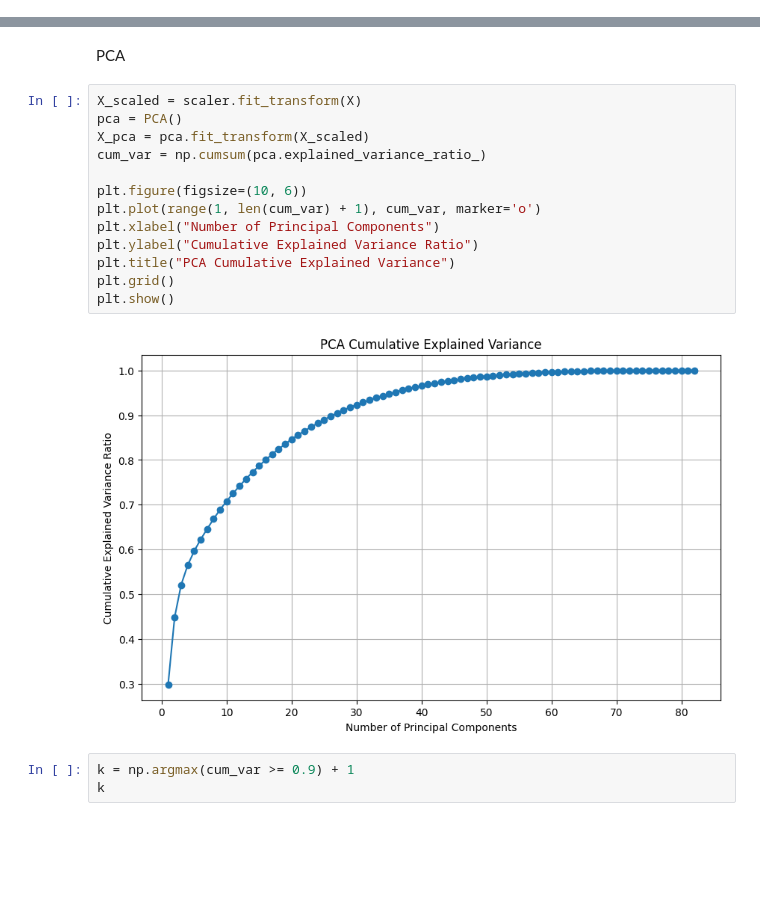
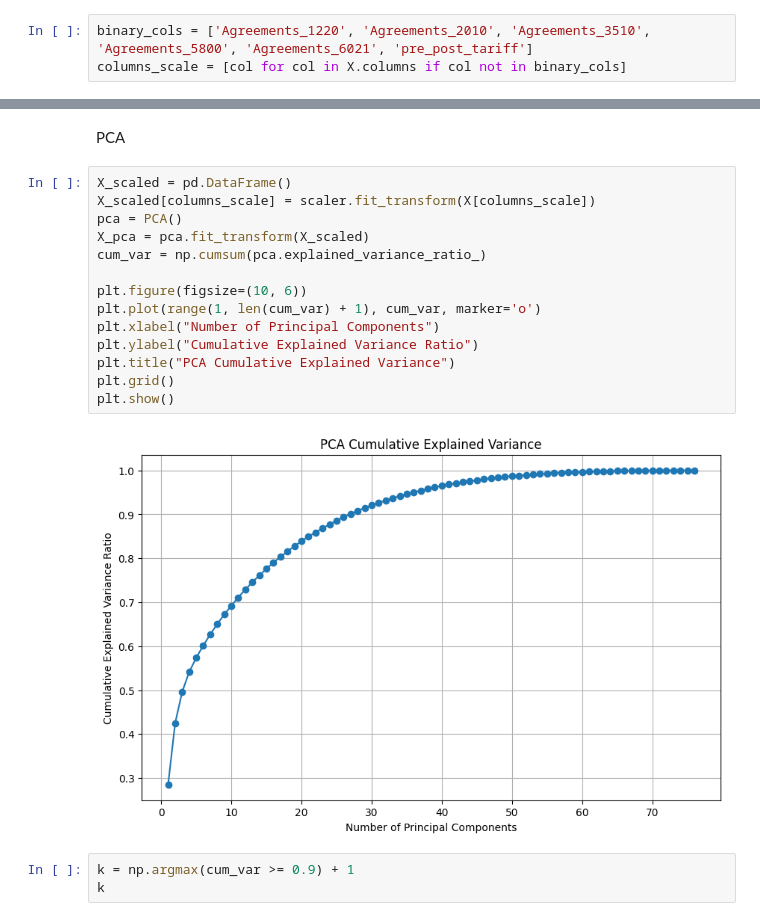
Before and after one commit to js5972/aml_project1, a Jupyter notebook: ML_Project1.ipynb, the cells around one changed output, grey strips where cells are left out. Cells and saved outputs as stored; diff of their text form; blank space fills up the shorter version.

```diff
--- a/ML_Project1.ipynb
+++ b/ML_Project1.ipynb
@@ -45,5 +47,8 @@ X_train = train_data.drop(columns=['STEEL_PRICE', 'YY_MM'])
 y_train = train_data['STEEL_PRICE']
 X_test = test_data.drop(columns=['STEEL_PRICE', 'YY_MM'])
 y_test = test_data['STEEL_PRICE']
+# %%
+binary_cols = ['Agreements_1220', 'Agreements_2010', 'Agreements_3510', 'Agreements_5800', 'Agreements_6021', 'pre_post_tariff']
+columns_scale = [col for col in X.columns if col not in binary_cols]
 # %%
 scaler = StandardScaler()
@@ -50,20 +61,21 @@ scaler = StandardScaler()
 # %% [markdown]
 PCA
 # %%
-X_scaled = scaler.fit_transform(X)
+X_scaled = pd.DataFrame()
+X_scaled[columns_scale] = scaler.fit_transform(X[columns_scale])
 pca = PCA()
 X_pca = pca.fit_transform(X_scaled)
 cum_var = np.cumsum(pca.explained_variance_ratio_)
 
 plt.figure(figsize=(10, 6))
 plt.plot(range(1, len(cum_var) + 1), cum_var, marker='o')
 plt.xlabel("Number of Principal Components")
 plt.ylabel("Cumulative Explained Variance Ratio")
 plt.title("PCA Cumulative Explained Variance")
 plt.grid()
 plt.show()
 # %% [output]
-[figure, old version]
+[figure, new version]
 # %%
 k = np.argmax(cum_var >= 0.9) + 1
 k
```
Also changed, not shown: parts of 18 cells of this notebook.
